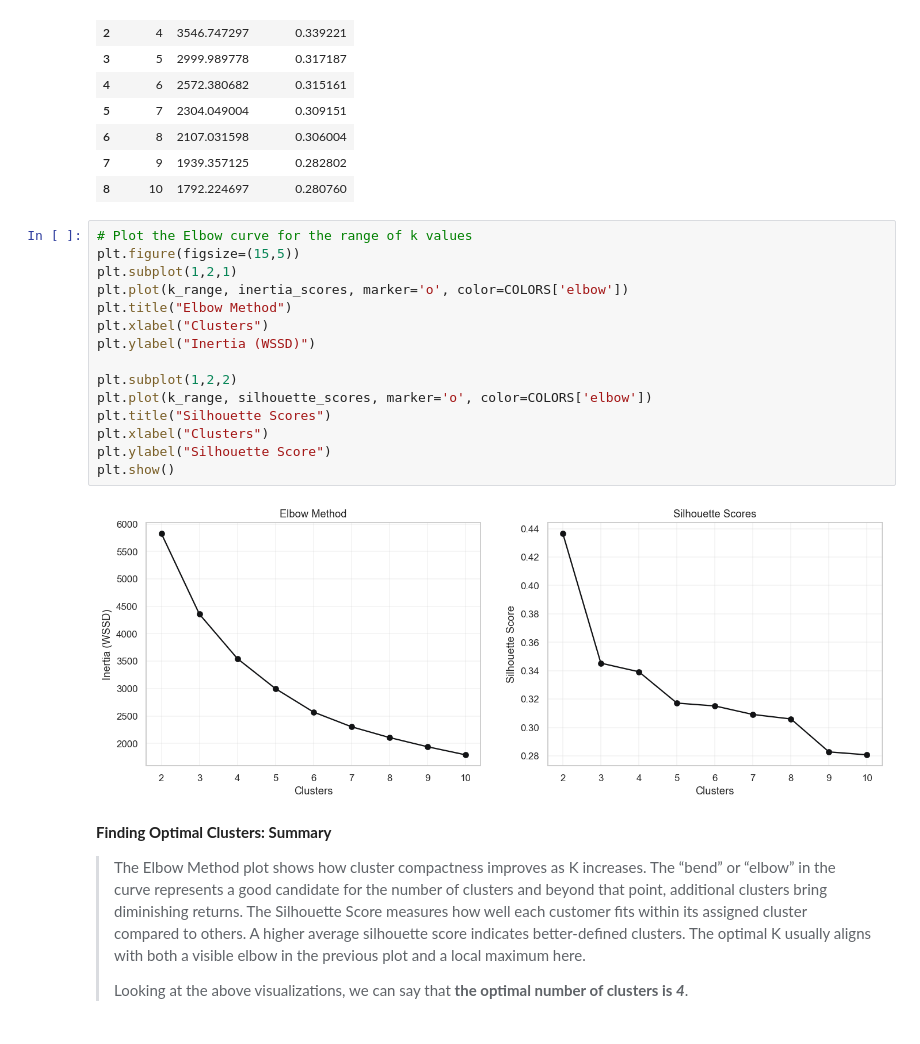
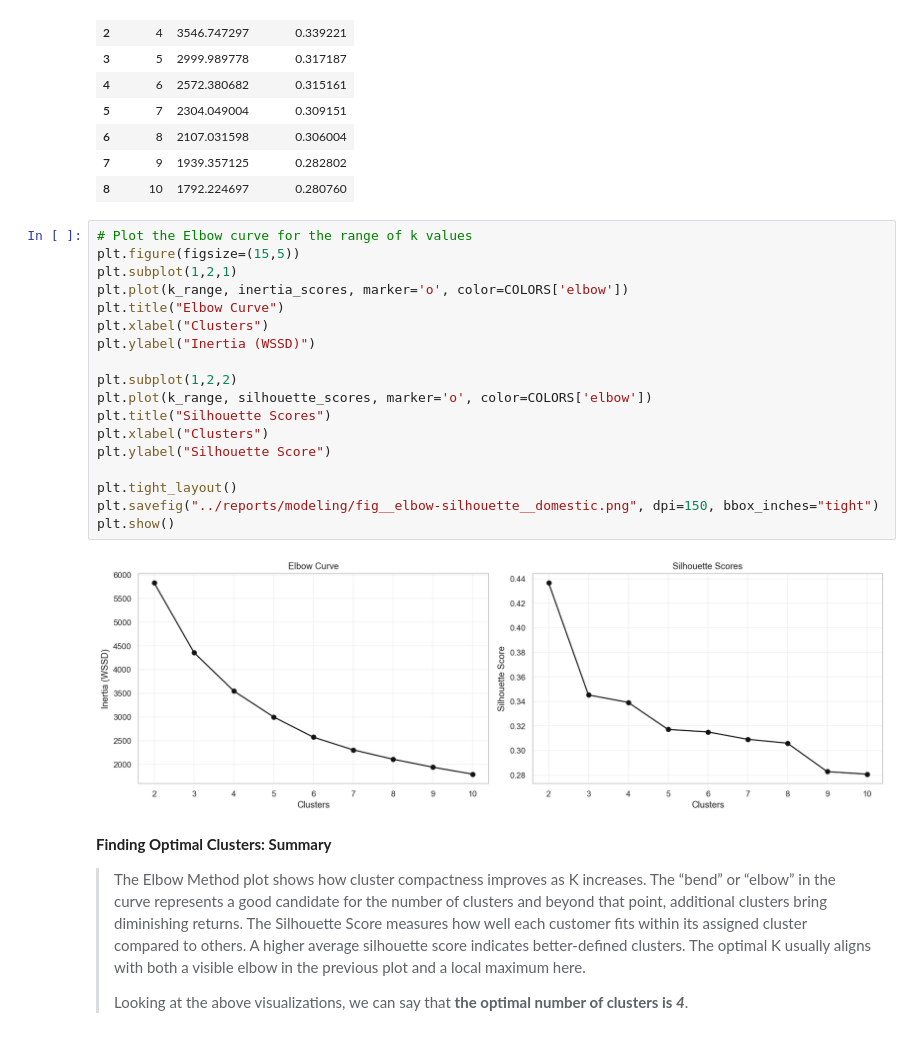
Before and after one commit to bisharatm/ds08_online-retail, a Jupyter notebook: notebooks/03a_modeling_and_clustering_domestic_cust.ipynb, the cells around one changed output. Cells and saved outputs as stored; diff of their text form.

Commit message:
Export visualizations from modeling / clustering notebooks as images and save to disk.

```diff
--- a/notebooks/03a_modeling_and_clustering_domestic_cust.ipynb
+++ b/notebooks/03a_modeling_and_clustering_domestic_cust.ipynb
@@ -261,20 +271,23 @@ information and possible workarounds, please see
 # %%
 # Plot the Elbow curve for the range of k values
 plt.figure(figsize=(15,5))
 plt.subplot(1,2,1)
 plt.plot(k_range, inertia_scores, marker='o', color=COLORS['elbow'])
-plt.title("Elbow Method")
+plt.title("Elbow Curve")
 plt.xlabel("Clusters")
 plt.ylabel("Inertia (WSSD)")
 
 plt.subplot(1,2,2)
 plt.plot(k_range, silhouette_scores, marker='o', color=COLORS['elbow'])
 plt.title("Silhouette Scores")
 plt.xlabel("Clusters")
 plt.ylabel("Silhouette Score")
+
+plt.tight_layout()
+plt.savefig("../reports/modeling/fig__elbow-silhouette__domestic.png", dpi=150, bbox_inches="tight")
 plt.show()
 # %% [output]
-[figure, old version]
+[figure, new version]
 # %% [markdown]
 **Finding Optimal Clusters: Summary**
 
```
Also changed, not shown: parts of 8 cells of this notebook, 22 other files.
